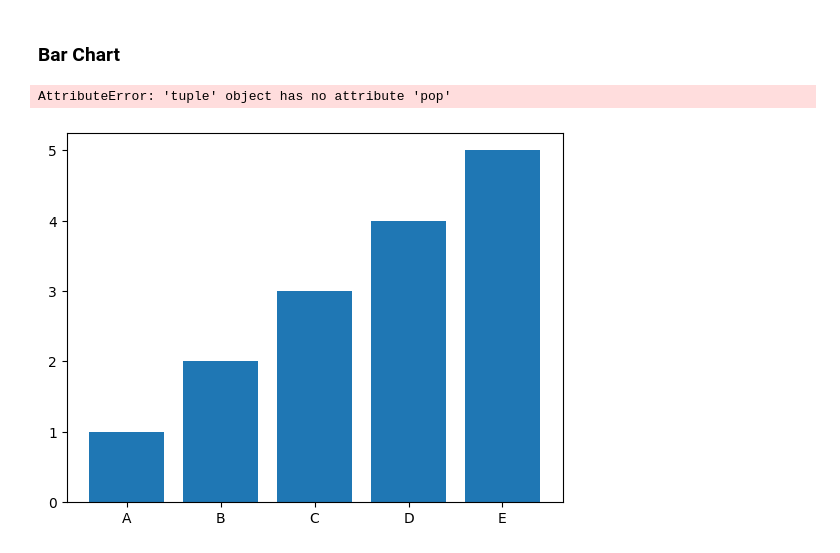
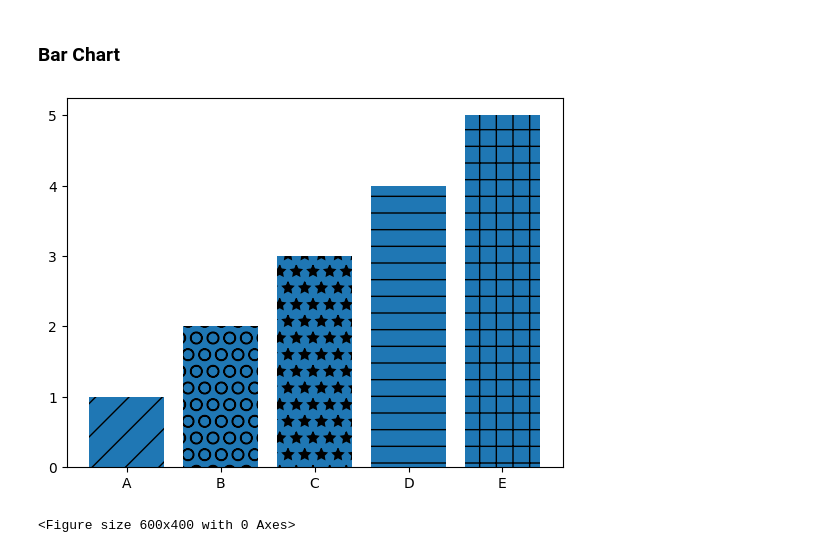
Before and after one commit to BalaSaiKoundinya5/Python-MatplotLib-Library-Practice, a Jupyter notebook: Python MatplotLib Library.ipynb, the cells around one changed output. Drawn from its saved outputs; the diff is of its cells as text; code cells hidden in the pictures.

```diff
--- a/Python MatplotLib Library.ipynb
+++ b/Python MatplotLib Library.ipynb
@@ -55,23 +55,23 @@ plt.show()
 # %%
 labels = ['A','B','C','D','E']
 values = [1,2,3,4,5]
 
 bars = plt.bar(labels,values)
 
-patterns = ('/','O','*','-','+')
+patterns = ['/','O','*','-','+']
 
 for bar in bars:
     bar.set_hatch(patterns.pop(0))
 
 # bars[0].set_hatch('/')
 # bars[1].set_hatch('O')
 # bars[2].set_hatch('*')
 # bars[3].set_hatch('-')
 # bars[4].set_hatch('+')
 
 plt.figure(figsize=(6,4))
 
 plt.show()
 # %% [output]
+[figure, new version]
-AttributeError: 'tuple' object has no attribute 'pop'
+<Figure size 600x400 with 0 Axes>
-[figure, old version]
```
